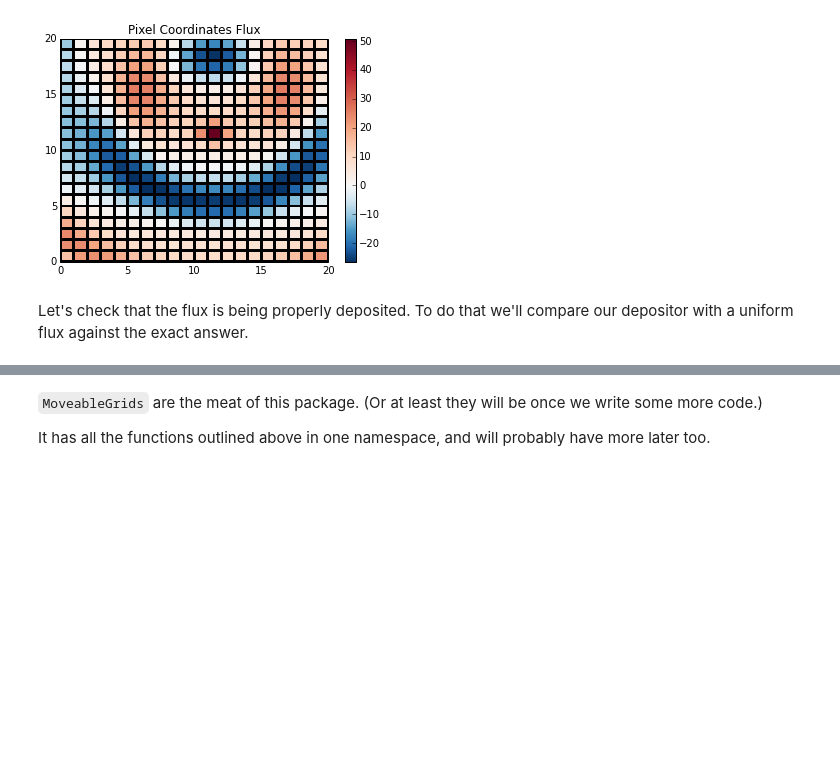
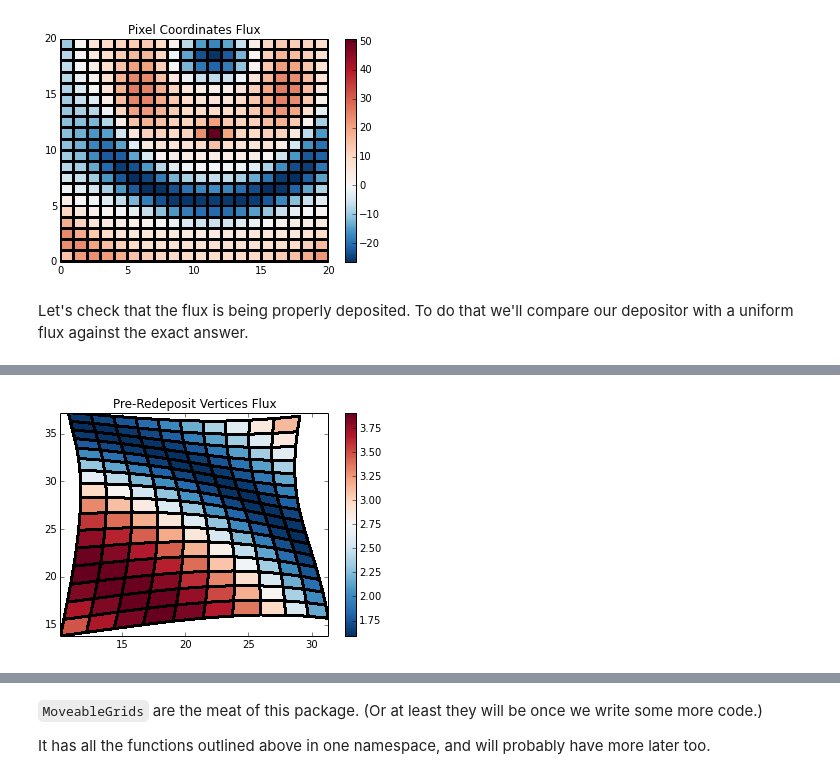
Before and after one commit to cpadavis/weak_sauce, a Jupyter notebook: notebooks/Examples.ipynb, the cells around one changed output, grey strips where cells are left out. Saved outputs shown, nothing was run; the diff lists cells and outputs as text; code cells hidden in the pictures; blank space fills up the shorter version.

Commit message:
beginnings of skim method

```diff
--- a/notebooks/Examples.ipynb
+++ b/notebooks/Examples.ipynb
@@ -359,0 +371,89 @@ mean std median
+# %%
+from weak_sauce.r2d import skim
+
+def flux_constant(centroids, flux=1):
+    # area is roughly:
+    x0, y0 = centroids[0, 0]
+    x1, y1 = centroids[1, 1]
+    area = (x1 - x0) * (y1 - y0)
+    return np.ones(centroids.shape[:2]) * flux * area
+
+num_x = 80
+num_y = 45
+source_exact = Source(num_x=num_x, min_x=0, max_x=num_x - 1,
+                      num_y=num_y, min_y=0, max_y=num_y - 1,
+                      flux_func=flux_constant)
+# stationary_source = Source(num_x=num_x, min_x=0, max_x=num_x - 1,
+#                            num_y=num_y, min_y=0, max_y=num_y - 1,
+#                            flux_func=flux_constant)
+source_exact = Source(num_x=num_x, min_x=-20, max_x=39,
+                      num_y=num_y, min_y=-5, max_y=42,
+                      flux_func=flux_constant)
+stationary_source = Source(num_x=num_x, min_x=-20, max_x=39,
+                      num_y=num_y, min_y=-5, max_y=42,
+                      flux_func=flux_constant)
+
+mover_deposit = FixedWhackoMover(stationary_source=stationary_source, **treering_args)
+
+source_deposit = Source(num_x=11, min_x=11, max_x=30,
+                        num_y=17, min_y=15, max_y=38,)  # pixel coordinates to match with stationary_souce
+
+mover_deposit(source_deposit)
+
+
+# source_deposit = Source(num_x=31, min_x=10.5, max_x=30.5,
+#                            num_y=11, min_y=15, max_y=30.5,
+#                            flux_func=flux_constant)
+
+title = 'Flux'
+fig, ax = source_deposit.plot(source_deposit.fluxes,
+                                 source_deposit.vertices[:,:,0],
+                                 source_deposit.vertices[:,:,1],
+                                 pcolormesh_kwargs_in={'linewidths': 0})
+fig, ax = source_deposit.plot_vertices(fig=fig, ax=ax)
+ax.set_title('Pre-Redeposit Vertices {0}'.format(title))
+
+# move back
+verts = source_deposit.vertices.copy()
+# convert verts into pixel coordinates
+verts = (verts - stationary_source.r0) / (stationary_source.r1 - stationary_source.r0)
+
+dfluxes = skim(source_deposit.fluxes, verts)
+stationary_source.fluxes *= 0
+# add fluxes at the right locations
+x = verts[:, :, 0]
+y = verts[:, :, 1]
+xmax_all = int(x.max())
+xmin_all = int(x.min())
+ymax_all = int(y.max())
+ymin_all = int(y.min())
+
+stationary_source.fluxes[xmin_all:xmax_all+1, ymin_all:ymax_all+1] = dfluxes
+# stationary_source.fluxes -= 1
+
+title = 'Flux'
+fig, ax = stationary_source.plot(stationary_source.fluxes,
+                                 stationary_source.vertices[:,:,0],
+                                 stationary_source.vertices[:,:,1],
+                                 pcolormesh_kwargs_in={'linewidths': 0})
+fig, ax = source_deposit.plot_vertices(fig=fig, ax=ax)
+ax.set_title('Vertices {0}'.format(title))
+
+fig, ax = stationary_source.plot_real_grid()
+ax.set_title('Real Coordinates {0}'.format('Stationary'))
+fig, ax = source_exact.plot_real_grid()
+ax.set_title('Real Coordinates {0}'.format('Exact'))
+
+flux_diff = stationary_source.fluxes - source_exact.fluxes
+fig, ax = source_deposit.plot(flux_diff)
+ax.set_title('Pixel Coordinates {0}'.format('Difference'))
+
+plt.figure()
+plt.hist(flux_diff.flatten(), histtype='step', bins=15)
+plt.xlabel('Difference between Deposition and Exact')
+print('Differences:')
+print('mean', 'std', 'median')
+print(flux_diff.mean(), flux_diff.std(), np.median(flux_diff))
+
+# the only difference is in our flux coordinate
+# %% [output]
@@ -359,0 +477 @@ mean std median
+[figure, added]
```
Also changed, not shown: parts of 30 cells of this notebook, 4 other files.
